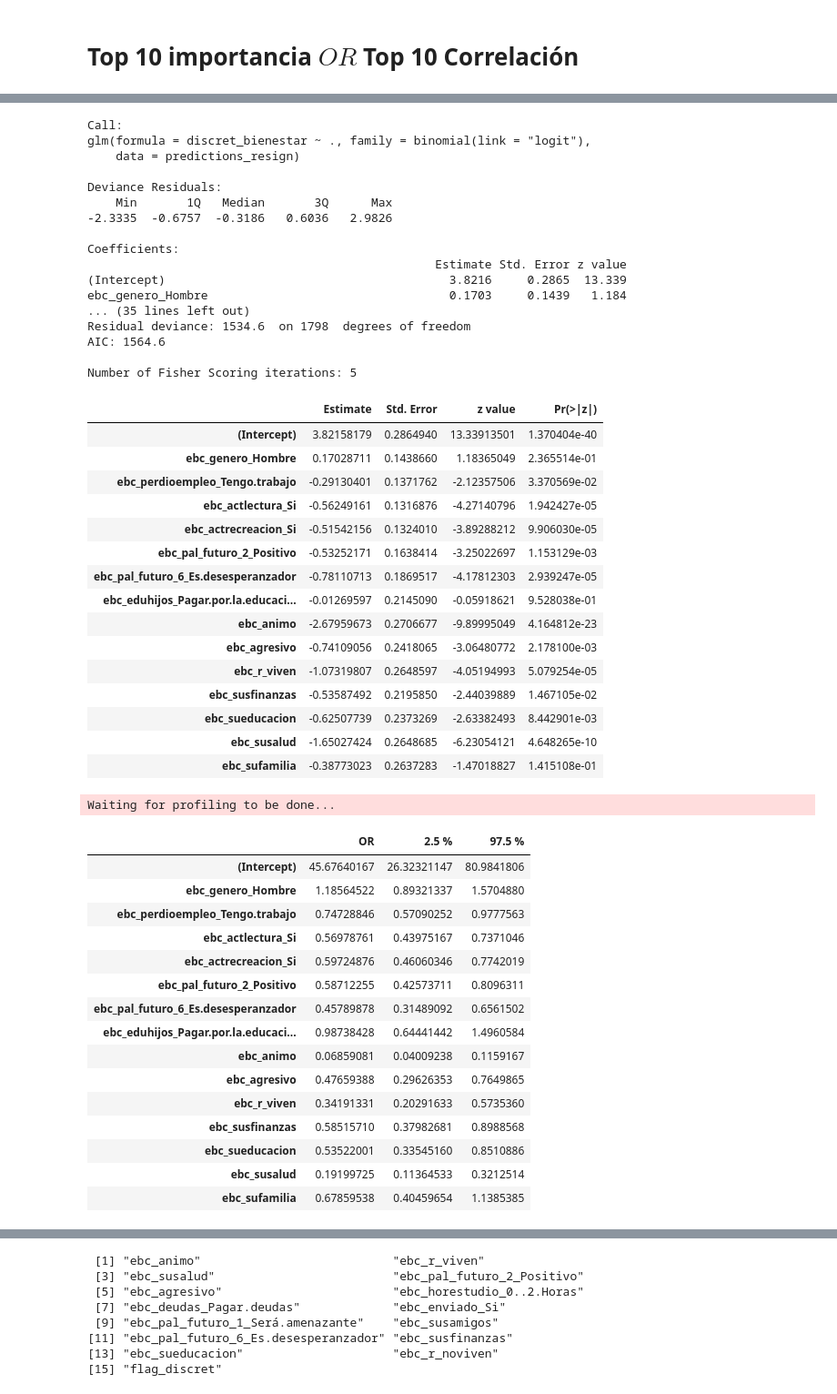
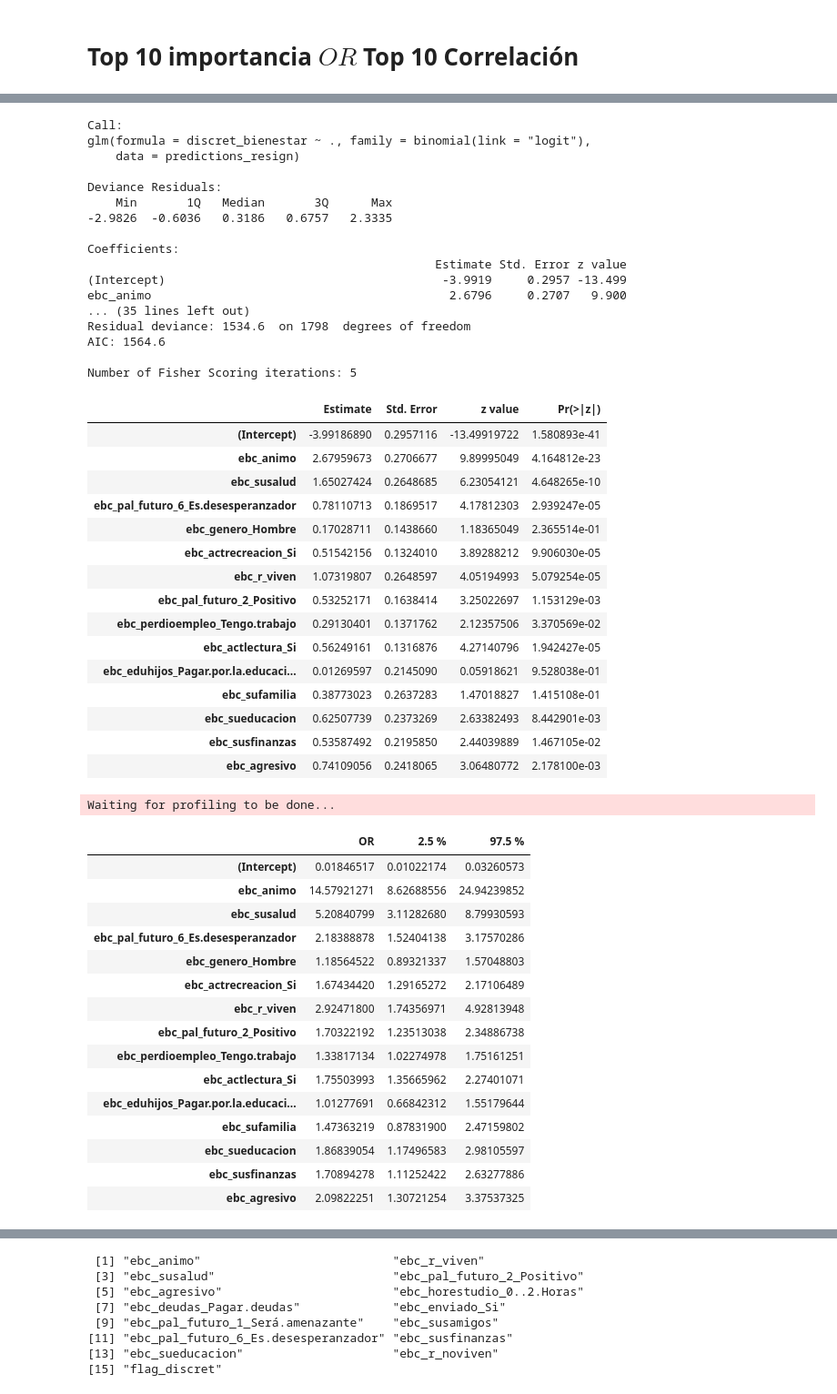
Before and after one commit to Yagwar/Proyectos, a Jupyter notebook: 4_1_2 Regresiones_informativas (R).ipynb, the cells around one changed output, grey strips where cells are left out. Shown at 91% size. Saved outputs shown, nothing was run; the diff lists cells and outputs as text; code cells hidden in the pictures.

```diff
--- a/4_1_2 Regresiones_informativas (R).ipynb
+++ b/4_1_2 Regresiones_informativas (R).ipynb
@@ -59,7 +61,8 @@ preds_columns=gsub("-", ".",preds_columns)
 
 print(preds_columns)
 
-predictions_df=datos_norm[,colnames(datos_norm)%in%preds_columns]
+predictions_df=datos_norm[preds_columns]
+# predictions_df=datos_norm[,colnames(datos_norm)%in%preds_columns]
 # colnames(predictions_df)
 # predictions_df[pred_name]=1-predictions_df[pred_name]# Invertir variable criterio
 
@@ -136,60 +142,61 @@ Waiting for profiling to be done...
 # %%
 ##Identificar variables con relación inversa y Recodifcar variables inversas
 predictions_resign=predictions_df
-predictions_resign[,model_1$coefficients<0]=1-predictions_resign[,model_1$coefficients<0]
+# predictions_resign[,model_1$coefficients<0]=1-predictions_resign[,model_1$coefficients<0]
+predictions_resign[names(model_1$coefficients[model_1$coefficients<0])]=1-predictions_resign[names(model_1$coefficients[model_1$coefficients<0])]
 ## instanciar modelo_2 con variables recodificadas.
 model_2 <- glm(discret_bienestar ~.,family=binomial(link='logit'),data=predictions_resign)
 summary(model_2)
 summary(model_2)$coefficients
 exp(cbind(OR = coef(model_2), confint(model_2)))
 # %% [output]
 Call:
 glm(formula = discret_bienestar ~ ., family = binomial(link = "logit"),
     data = predictions_resign)
 
 Deviance Residuals:
     Min       1Q   Median       3Q      Max
--2.3335  -0.6757  -0.3186   0.6036   2.9826
+-2.9826  -0.6036   0.3186   0.6757   2.3335
 
 Coefficients:
                                                  Estimate Std. Error z value
-(Intercept)                                        3.8216     0.2865  13.339
-ebc_genero_Hombre                                  0.1703     0.1439   1.184
+(Intercept)                                       -3.9919     0.2957 -13.499
+ebc_animo                                          2.6796     0.2707   9.900
 ... (35 lines left out)
 Residual deviance: 1534.6  on 1798  degrees of freedom
 AIC: 1564.6
 
 Number of Fisher Scoring iterations: 5
 |  | Estimate | Std. Error | z value | Pr(>|z|) |
-| (Intercept) | 3.82158179 | 0.2864940 | 13.33913501 | 1.370404e-40 |
+| (Intercept) | -3.99186890 | 0.2957116 | -13.49919722 | 1.580893e-41 |
+| ebc_animo | 2.67959673 | 0.2706677 | 9.89995049 | 4.164812e-23 |
+| ebc_susalud | 1.65027424 | 0.2648685 | 6.23054121 | 4.648265e-10 |
+| ebc_pal_futuro_6_Es.desesperanzador | 0.78110713 | 0.1869517 | 4.17812303 | 2.939247e-05 |
 | ebc_genero_Hombre | 0.17028711 | 0.1438660 | 1.18365049 | 2.365514e-01 |
-| ebc_perdioempleo_Tengo.trabajo | -0.29130401 | 0.1371762 | -2.12357506 | 3.370569e-02 |
-| ebc_actlectura_Si | -0.56249161 | 0.1316876 | -4.27140796 | 1.942427e-05 |
-| ebc_actrecreacion_Si | -0.51542156 | 0.1324010 | -3.89288212 | 9.906030e-05 |
-| ebc_pal_futuro_2_Positivo | -0.53252171 | 0.1638414 | -3.25022697 | 1.153129e-03 |
-| ebc_pal_futuro_6_Es.desesperanzador | -0.78110713 | 0.1869517 | -4.17812303 | 2.939247e-05 |
-| ebc_eduhijos_Pagar.por.la.educaci... | -0.01269597 | 0.2145090 | -0.05918621 | 9.528038e-01 |
-| ebc_animo | -2.67959673 | 0.2706677 | -9.89995049 | 4.164812e-23 |
-| ebc_agresivo | -0.74109056 | 0.2418065 | -3.06480772 | 2.178100e-03 |
-| ebc_r_viven | -1.07319807 | 0.2648597 | -4.05194993 | 5.079254e-05 |
-| ebc_susfinanzas | -0.53587492 | 0.2195850 | -2.44039889 | 1.467105e-02 |
-| ebc_sueducacion | -0.62507739 | 0.2373269 | -2.63382493 | 8.442901e-03 |
-| ebc_susalud | -1.65027424 | 0.2648685 | -6.23054121 | 4.648265e-10 |
-| ebc_sufamilia | -0.38773023 | 0.2637283 | -1.47018827 | 1.415108e-01 |
+| ebc_actrecreacion_Si | 0.51542156 | 0.1324010 | 3.89288212 | 9.906030e-05 |
+| ebc_r_viven | 1.07319807 | 0.2648597 | 4.05194993 | 5.079254e-05 |
+| ebc_pal_futuro_2_Positivo | 0.53252171 | 0.1638414 | 3.25022697 | 1.153129e-03 |
+| ebc_perdioempleo_Tengo.trabajo | 0.29130401 | 0.1371762 | 2.12357506 | 3.370569e-02 |
+| ebc_actlectura_Si | 0.56249161 | 0.1316876 | 4.27140796 | 1.942427e-05 |
+| ebc_eduhijos_Pagar.por.la.educaci... | 0.01269597 | 0.2145090 | 0.05918621 | 9.528038e-01 |
+| ebc_sufamilia | 0.38773023 | 0.2637283 | 1.47018827 | 1.415108e-01 |
+| ebc_sueducacion | 0.62507739 | 0.2373269 | 2.63382493 | 8.442901e-03 |
+| ebc_susfinanzas | 0.53587492 | 0.2195850 | 2.44039889 | 1.467105e-02 |
+| ebc_agresivo | 0.74109056 | 0.2418065 | 3.06480772 | 2.178100e-03 |
 Waiting for profiling to be done...
 |  | OR | 2.5 % | 97.5 % |
-| (Intercept) | 45.67640167 | 26.32321147 | 80.9841806 |
-| ebc_genero_Hombre | 1.18564522 | 0.89321337 | 1.5704880 |
-| ebc_perdioempleo_Tengo.trabajo | 0.74728846 | 0.57090252 | 0.9777563 |
-| ebc_actlectura_Si | 0.56978761 | 0.43975167 | 0.7371046 |
-| ebc_actrecreacion_Si | 0.59724876 | 0.46060346 | 0.7742019 |
-| ebc_pal_futuro_2_Positivo | 0.58712255 | 0.42573711 | 0.8096311 |
-| ebc_pal_futuro_6_Es.desesperanzador | 0.45789878 | 0.31489092 | 0.6561502 |
-| ebc_eduhijos_Pagar.por.la.educaci... | 0.98738428 | 0.64441442 | 1.4960584 |
-| ebc_animo | 0.06859081 | 0.04009238 | 0.1159167 |
-| ebc_agresivo | 0.47659388 | 0.29626353 | 0.7649865 |
-| ebc_r_viven | 0.34191331 | 0.20291633 | 0.5735360 |
-| ebc_susfinanzas | 0.58515710 | 0.37982681 | 0.8988568 |
-| ebc_sueducacion | 0.53522001 | 0.33545160 | 0.8510886 |
-| ebc_susalud | 0.19199725 | 0.11364533 | 0.3212514 |
-| ebc_sufamilia | 0.67859538 | 0.40459654 | 1.1385385 |
+| (Intercept) | 0.01846517 | 0.01022174 | 0.03260573 |
+| ebc_animo | 14.57921271 | 8.62688556 | 24.94239852 |
+| ebc_susalud | 5.20840799 | 3.11282680 | 8.79930593 |
+| ebc_pal_futuro_6_Es.desesperanzador | 2.18388878 | 1.52404138 | 3.17570286 |
+| ebc_genero_Hombre | 1.18564522 | 0.89321337 | 1.57048803 |
+| ebc_actrecreacion_Si | 1.67434420 | 1.29165272 | 2.17106489 |
+| ebc_r_viven | 2.92471800 | 1.74356971 | 4.92813948 |
+| ebc_pal_futuro_2_Positivo | 1.70322192 | 1.23513038 | 2.34886738 |
+| ebc_perdioempleo_Tengo.trabajo | 1.33817134 | 1.02274978 | 1.75161251 |
+| ebc_actlectura_Si | 1.75503993 | 1.35665962 | 2.27401071 |
+| ebc_eduhijos_Pagar.por.la.educaci... | 1.01277691 | 0.66842312 | 1.55179644 |
+| ebc_sufamilia | 1.47363219 | 0.87831900 | 2.47159802 |
+| ebc_sueducacion | 1.86839054 | 1.17496583 | 2.98105597 |
+| ebc_susfinanzas | 1.70894278 | 1.11252422 | 2.63277886 |
+| ebc_agresivo | 2.09822251 | 1.30721254 | 3.37537325 |
```
Also changed, not shown: parts of 9 cells of this notebook.
